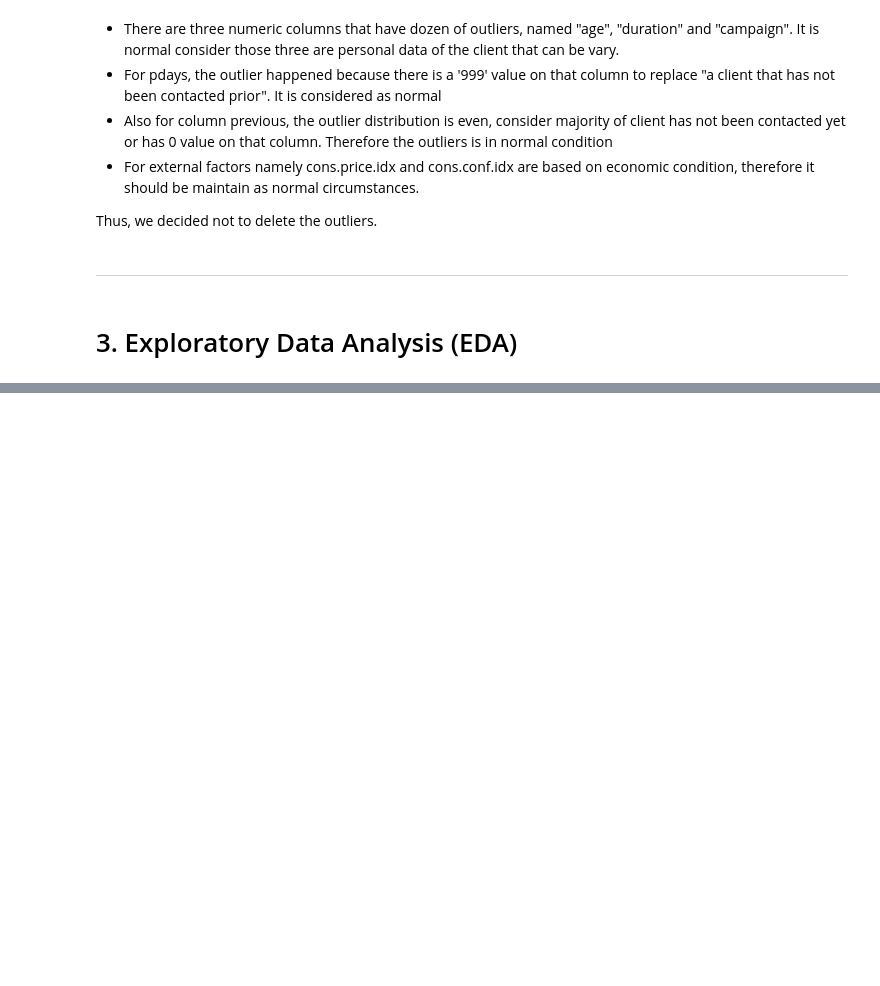
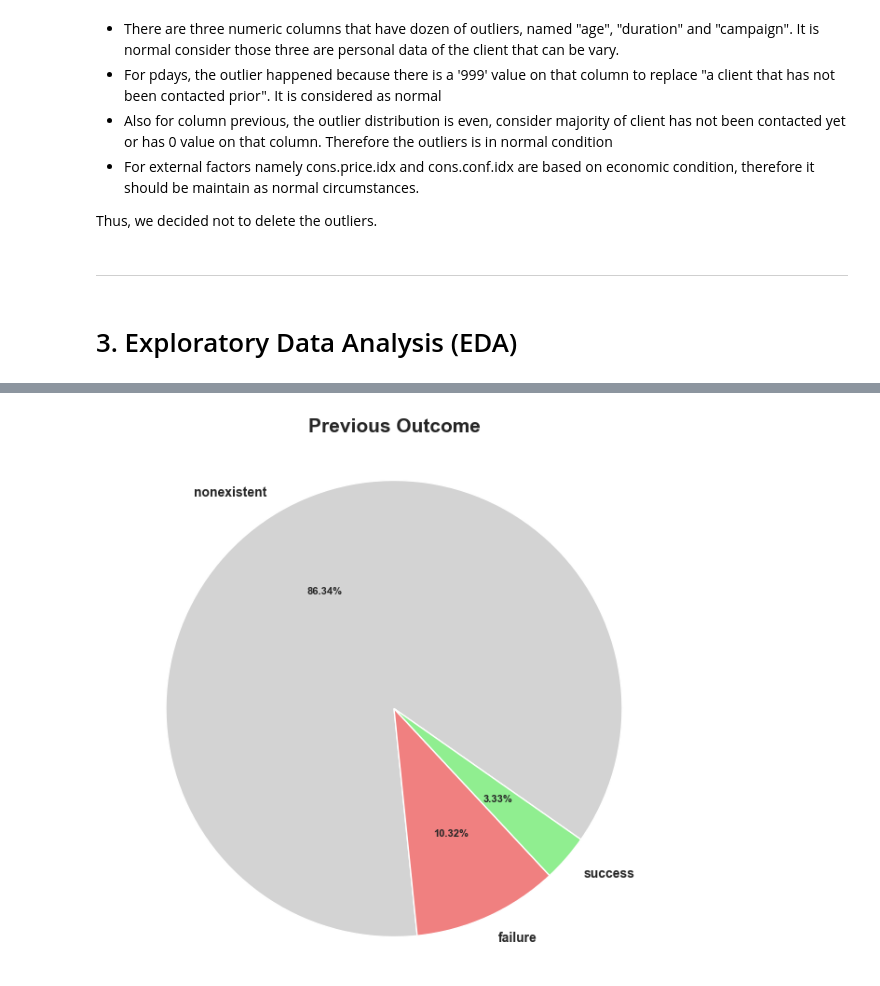
Before and after one commit to envaldy/Tim_Alpha_Finpro, a Jupyter notebook: Tim_Alpha_Finpro.ipynb, the cells around one changed output, grey strips where cells are left out. Saved outputs shown, nothing was run; the diff lists cells and outputs as text; code cells hidden in the pictures; blank space fills up the shorter version.

```diff
--- a/Tim_Alpha_Finpro.ipynb
+++ b/Tim_Alpha_Finpro.ipynb
@@ -300,0 +400,18 @@ Thus, we decided not to delete the outliers.
+# %%
+# Menghitung nilai count untuk setiap kategori dalam 'poutcome'
+poutcome_counts = df['poutcome'].value_counts()
+
+# Membuat subplot dengan jarak antara title dan pie chart
+fig, ax = plt.subplots(figsize=(8, 7))
+wedges, texts, autotexts = ax.pie(poutcome_counts, labels=poutcome_counts.index, autopct='%.2f%%', startangle=325, colors=['lightgrey', 'lightcoral', 'lightgreen'], radius=0.4)
+ax.set_title('Previous Outcome', fontsize=15, pad=20, fontweight='bold')  # Menambahkan parameter fontweight pada judul
+
+# Menjadikan label dan teks persentase dalam format bold
+for text, autotext in zip(texts, autotexts):
+    text.set(fontweight='bold', fontsize = 10)
+    autotext.set(fontweight='bold', fontsize=8)
+
+plt.axis('equal')  # Memastikan pie chart berbentuk lingkaran
+plt.show()
+# %% [output]
+[figure, added]
```
Also changed, not shown: parts of 8 cells of this notebook.
